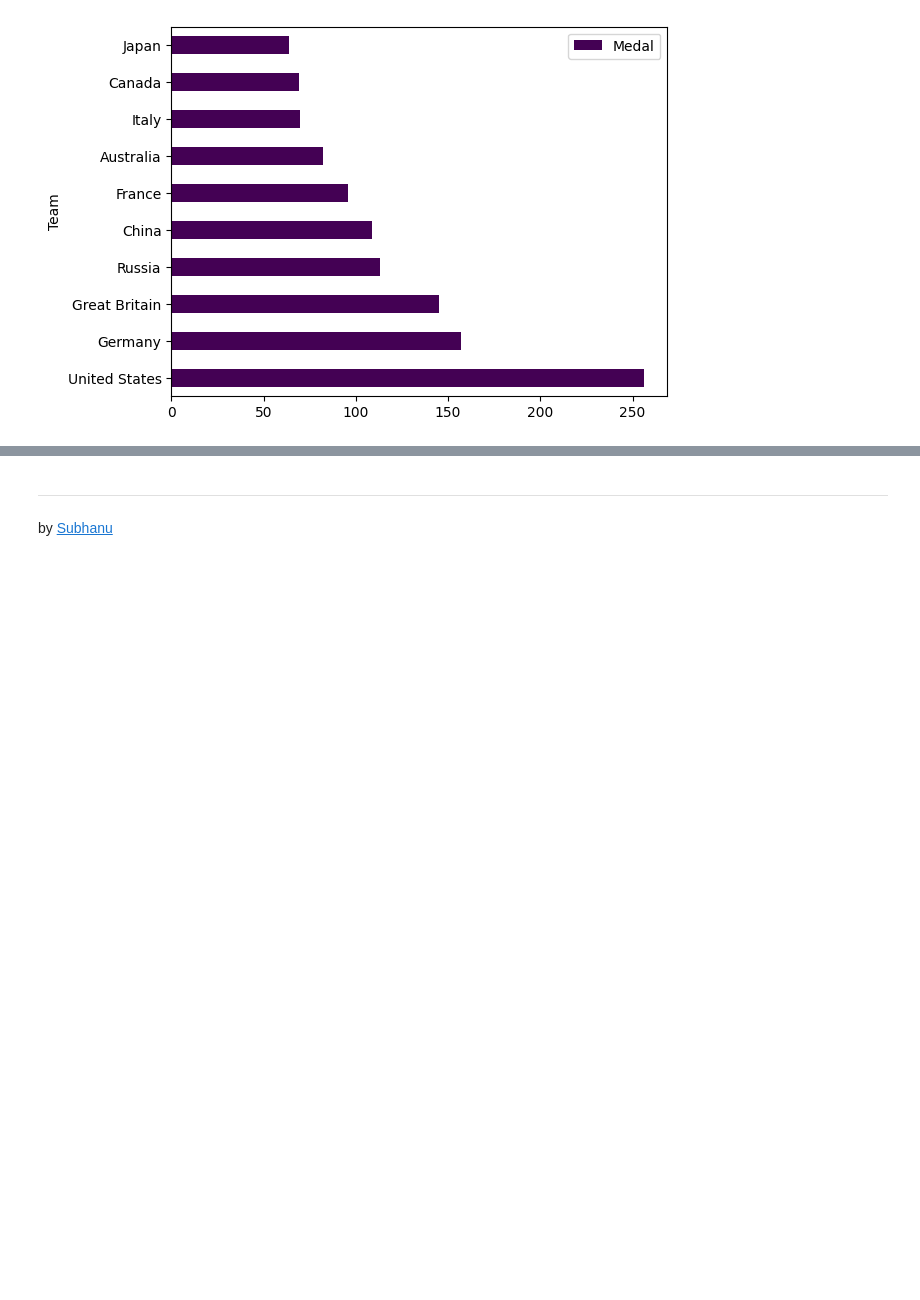
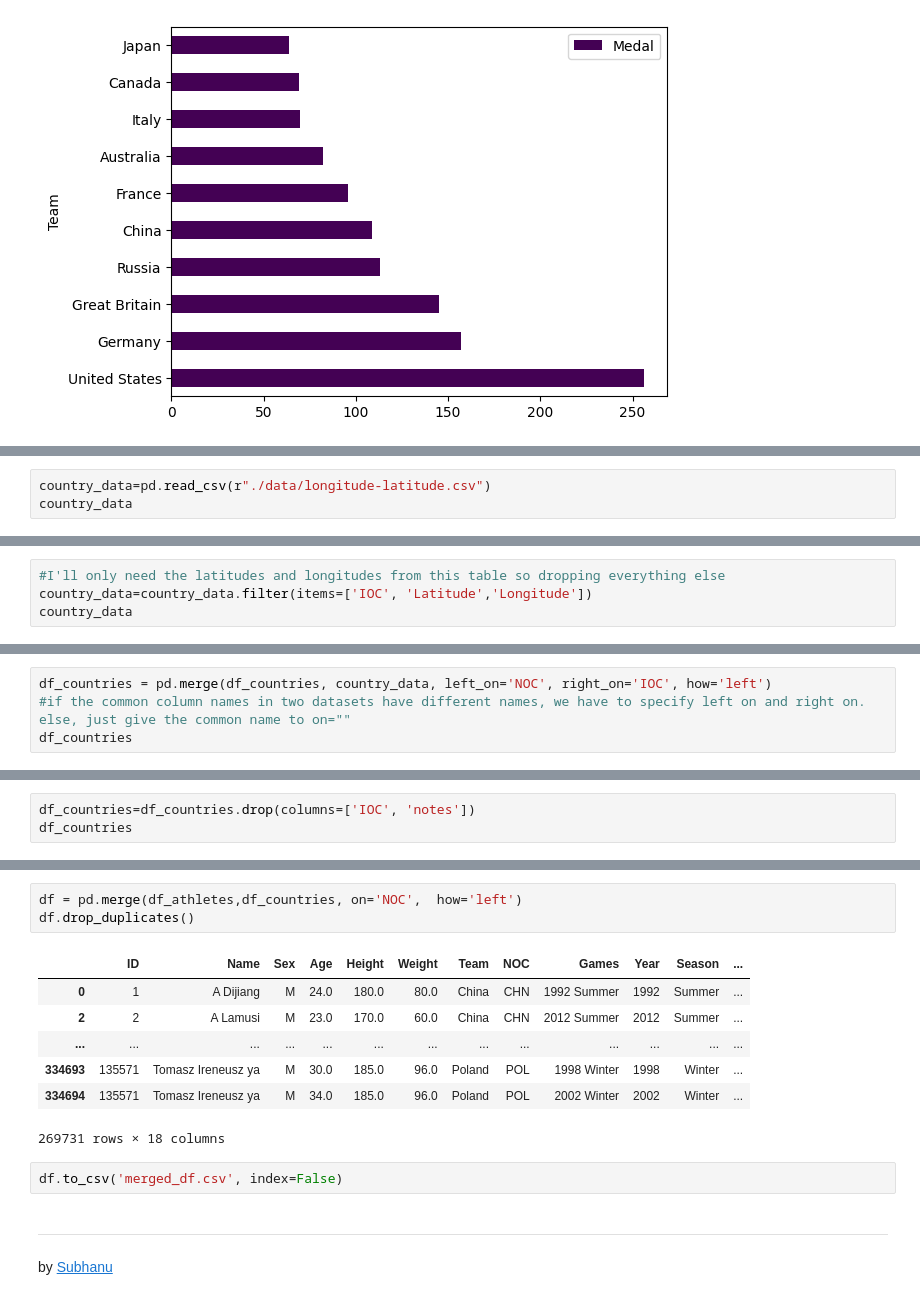
Before and after one commit to subhanu-dev/Olympic-Data-Analysis, a Jupyter notebook: Olympic Data Analysis.ipynb, the cells around one changed output, grey strips where cells are left out. Drawn from its saved outputs; the diff is of its cells as text; blank space fills up the shorter version.

```diff
--- a/Olympic Data Analysis.ipynb
+++ b/Olympic Data Analysis.ipynb
@@ -368,0 +383,3 @@ plt.show()
+# %%
+country_data=pd.read_csv(r"./data/longitude-latitude.csv")
+country_data
@@ -368,0 +396,4 @@ plt.show()
+# %%
+#I'll only need the latitudes and longitudes from this table so dropping everything else
+country_data=country_data.filter(items=['IOC', 'Latitude','Longitude'])
+country_data
@@ -368,0 +408,4 @@ plt.show()
+# %%
+df_countries = pd.merge(df_countries, country_data, left_on='NOC', right_on='IOC', how='left')
+#if the common column names in two datasets have different names, we have to specify left on and right on. else, just give the common name to on=""
+df_countries
@@ -368,0 +420,3 @@ plt.show()
+# %%
+df_countries=df_countries.drop(columns=['IOC', 'notes'])
+df_countries
@@ -369,3 +431,16 @@ plt.show()
+# %%
+df = pd.merge(df_athletes,df_countries, on='NOC',  how='left')
+df.drop_duplicates()
+# %% [output]
+|  | ID | Name | Sex | Age | Height | Weight | Team | NOC | Games | Year | Season | ... |
+| 0 | 1 | A Dijiang | M | 24.0 | 180.0 | 80.0 | China | CHN | 1992 Summer | 1992 | Summer | ... |
+| 2 | 2 | A Lamusi | M | 23.0 | 170.0 | 60.0 | China | CHN | 2012 Summer | 2012 | Summer | ... |
+| ... | ... | ... | ... | ... | ... | ... | ... | ... | ... | ... | ... | ... |
+| 334693 | 135571 | Tomasz Ireneusz ya | M | 30.0 | 185.0 | 96.0 | Poland | POL | 1998 Winter | 1998 | Winter | ... |
+| 334694 | 135571 | Tomasz Ireneusz ya | M | 34.0 | 185.0 | 96.0 | Poland | POL | 2002 Winter | 2002 | Winter | ... |
+269731 rows × 18 columns
+# %%
+df.to_csv('merged_df.csv', index=False)
 # %% [markdown]
 ---
 by [Subhanu](https://github.com/subhanu-dev)
```
Also changed, not shown: parts of 7 cells of this notebook, 3 other files.
